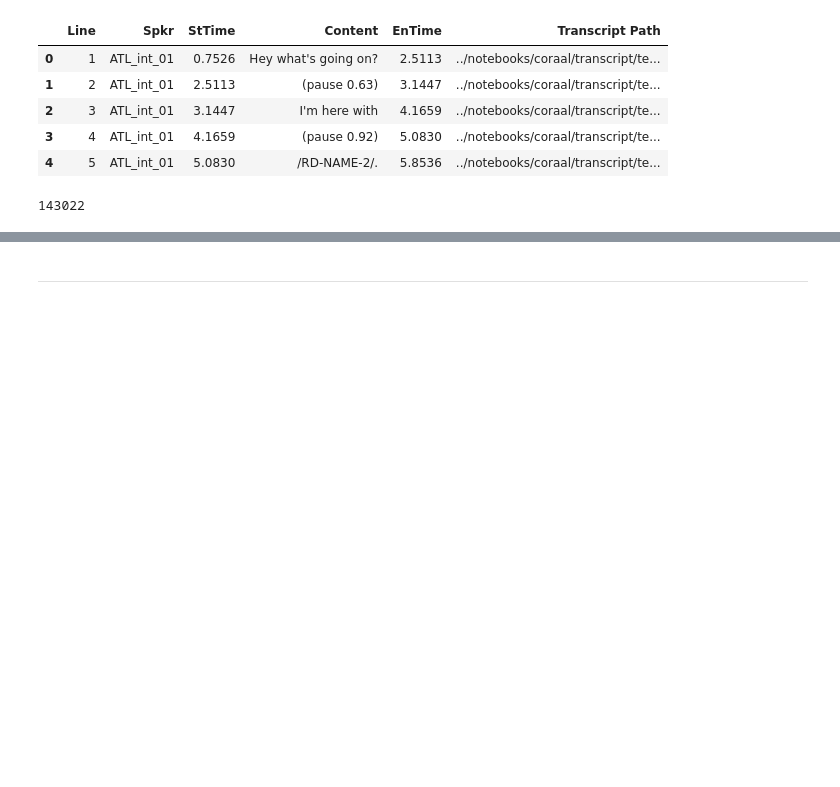
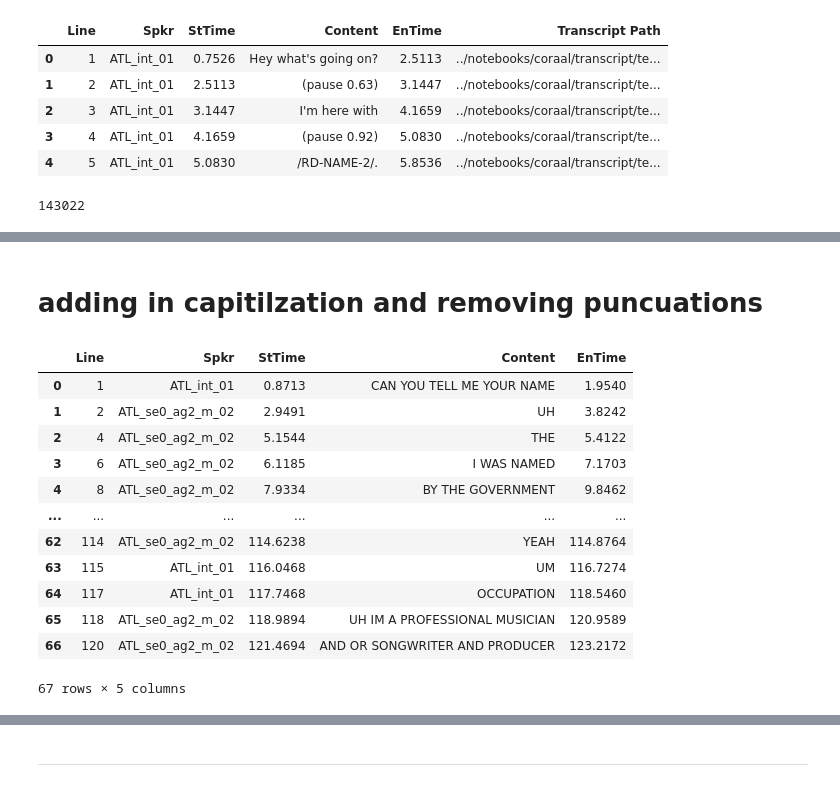
Before and after one commit to NACME-AIML-2024/final-project-dialect-dynamics, a Jupyter notebook: notebooks/cleaning-data.ipynb, the cells around one changed output, grey strips where cells are left out. Saved outputs shown, nothing was run; the diff lists cells and outputs as text; code cells hidden in the pictures; blank space fills up the shorter version.

```diff
--- a/notebooks/cleaning-data.ipynb
+++ b/notebooks/cleaning-data.ipynb
@@ -569,0 +723,18 @@ merged_df.head()
+# %% [markdown]
+# adding in capitilzation and removing puncuations
+# %%
+final_df6
+# %% [output]
+|  | Line | Spkr | StTime | Content | EnTime |
+| 0 | 1 | ATL_int_01 | 0.8713 | CAN YOU TELL ME YOUR NAME | 1.9540 |
+| 1 | 2 | ATL_se0_ag2_m_02 | 2.9491 | UH | 3.8242 |
+| 2 | 4 | ATL_se0_ag2_m_02 | 5.1544 | THE | 5.4122 |
+| 3 | 6 | ATL_se0_ag2_m_02 | 6.1185 | I WAS NAMED | 7.1703 |
+| 4 | 8 | ATL_se0_ag2_m_02 | 7.9334 | BY THE GOVERNMENT | 9.8462 |
+| ... | ... | ... | ... | ... | ... |
+| 62 | 114 | ATL_se0_ag2_m_02 | 114.6238 | YEAH | 114.8764 |
+| 63 | 115 | ATL_int_01 | 116.0468 | UM | 116.7274 |
+| 64 | 117 | ATL_int_01 | 117.7468 | OCCUPATION | 118.5460 |
+| 65 | 118 | ATL_se0_ag2_m_02 | 118.9894 | UH IM A PROFESSIONAL MUSICIAN | 120.9589 |
+| 66 | 120 | ATL_se0_ag2_m_02 | 121.4694 | AND OR SONGWRITER AND PRODUCER | 123.2172 |
+67 rows × 5 columns
```
Also changed, not shown: parts of 28 cells of this notebook.
